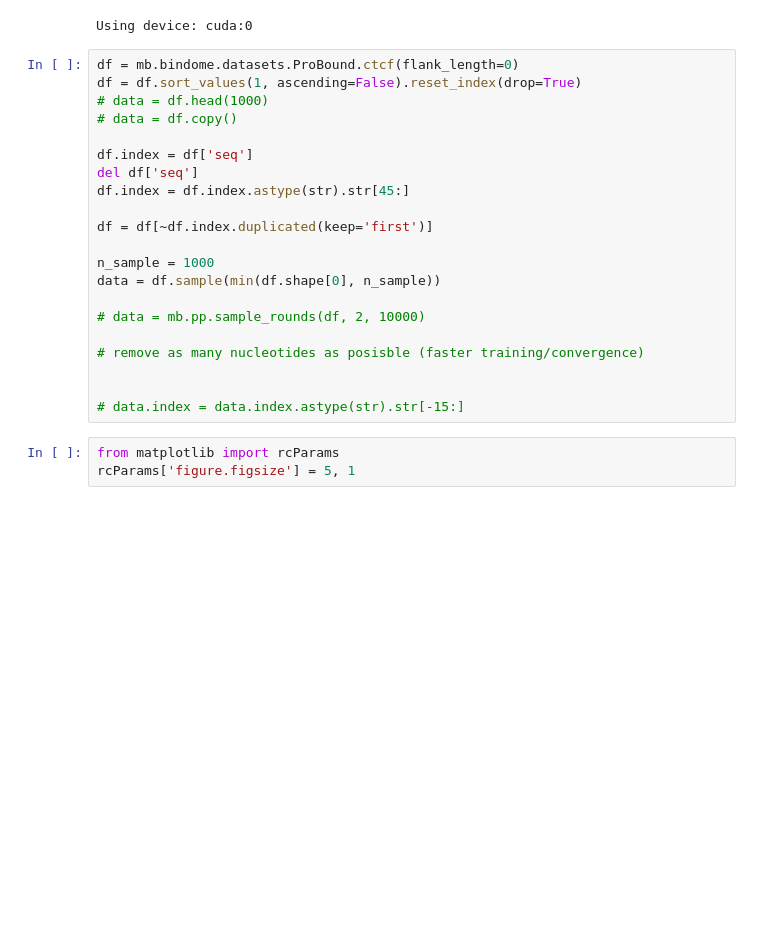
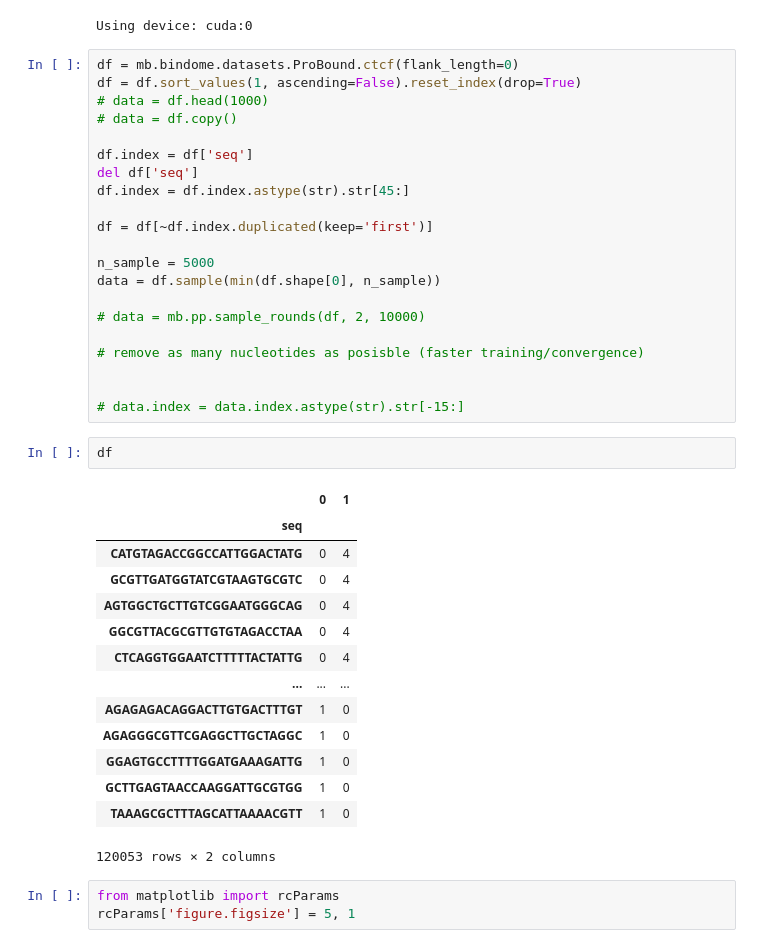
Before and after one commit to theislab/mubind, a Jupyter notebook: notebooks/batch/01_CTCF_two_batches.ipynb, the cells around one changed output. Drawn from its saved outputs; the diff is of its cells as text; blank space fills up the shorter version.

```diff
--- a/notebooks/batch/01_CTCF_two_batches.ipynb
+++ b/notebooks/batch/01_CTCF_two_batches.ipynb
@@ -35,7 +35,7 @@ df.index = df.index.astype(str).str[45:]
 
 df = df[~df.index.duplicated(keep='first')]
 
-n_sample = 1000
+n_sample = 5000
 data = df.sample(min(df.shape[0], n_sample))
 
 # data = mb.pp.sample_rounds(df, 2, 10000)
@@ -44,6 +44,23 @@ data = df.sample(min(df.shape[0], n_sample))
 
 
 # data.index = data.index.astype(str).str[-15:]
+# %%
+df
+# %% [output]
+|  | 0 | 1 |
+| seq |  |  |
+| CATGTAGACCGGCCATTGGACTATG | 0 | 4 |
+| GCGTTGATGGTATCGTAAGTGCGTC | 0 | 4 |
+| AGTGGCTGCTTGTCGGAATGGGCAG | 0 | 4 |
+| GGCGTTACGCGTTGTGTAGACCTAA | 0 | 4 |
+| CTCAGGTGGAATCTTTTTACTATTG | 0 | 4 |
+| ... | ... | ... |
+| AGAGAGACAGGACTTGTGACTTTGT | 1 | 0 |
+| AGAGGGCGTTCGAGGCTTGCTAGGC | 1 | 0 |
+| GGAGTGCCTTTTGGATGAAAGATTG | 1 | 0 |
+| GCTTGAGTAACCAAGGATTGCGTGG | 1 | 0 |
+| TAAAGCGCTTTAGCATTAAAACGTT | 1 | 0 |
+120053 rows × 2 columns
 # %%
 from matplotlib import rcParams
 rcParams['figure.figsize'] = 5, 1
```
Also changed, not shown: parts of 14 cells of this notebook, 6 other files.
